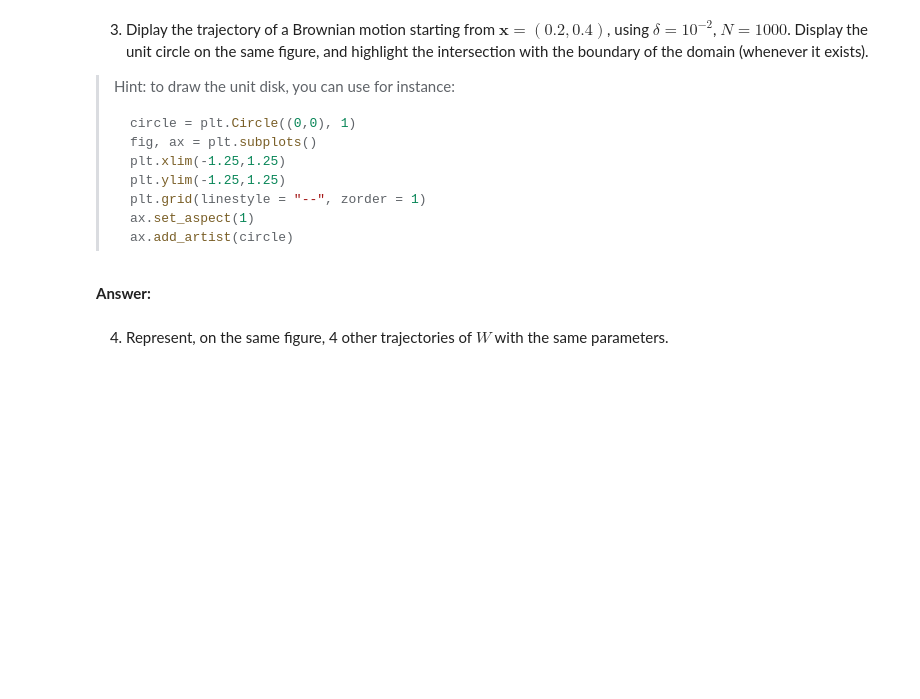
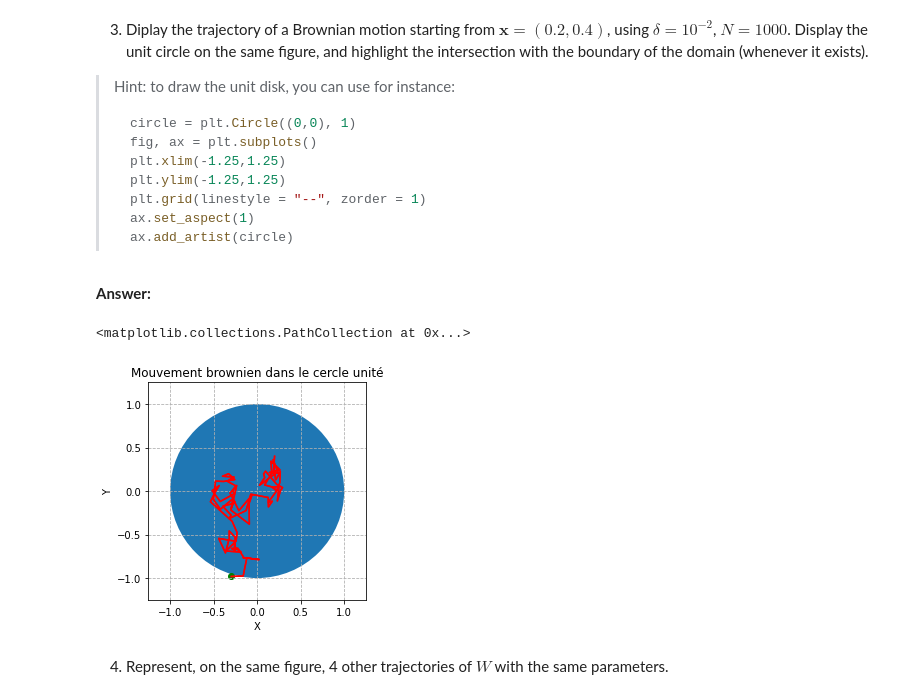
Before and after one commit to hichamomh/Python-labs, a Jupyter notebook: Labs/Lab3/lab3.ipynb, the cells around one changed output. Cells and saved outputs as stored; diff of their text form; code cells hidden in the pictures; blank space fills up the shorter version.

```diff
--- a/Labs/Lab3/lab3.ipynb
+++ b/Labs/Lab3/lab3.ipynb
@@ -37,0 +36,8 @@ where $\mathcal{N}(\mathbf{0}, \mathbf{I})$ is a Gaussian distribution with mean
+# %%
+import numpy as np
+import matplotlib.pyplot as plt
+
+np.random.seed(50)
+rng = np.random.normal(0,1,size=(2,))
+rng2 = np.random.normal(0,1,size=(2,))
+print(rng,rng2)
@@ -73,3 +160,21 @@ where $\mathcal{N}(\mathbf{0}, \mathbf{I})$ is a Gaussian distribution with mean
+# %%
+B_M,W_intersection = brownian_motion(10000, [0.2,0.4], 0.01, rng)
+circle = plt.Circle((0,0), 1)
+fig, ax = plt.subplots()
+plt.plot(B_M[:, 0],B_M[:, 1],color="red")
+plt.xlim(-1.25,1.25)
+plt.ylim(-1.25,1.25)
+plt.grid(linestyle = "--", zorder = 1)
+ax.set_aspect(1)
+ax.add_artist(circle)
+plt.title("Mouvement brownien dans le cercle unité")
+plt.xlabel("X")
+plt.ylabel("Y")
+plt.plot(B_M[:, 0],B_M[:, 1],color="red")
+plt.scatter(W_intersection[0],W_intersection[1],color="green")
+# %% [output]
+<matplotlib.collections.PathCollection at 0x...>
+[figure, added]
 # %% [markdown]
 4. Represent, on the same figure, 4 other trajectories of $W$ with the same parameters.
 # %% [markdown]
```
Also changed, not shown: parts of 27 cells of this notebook.
